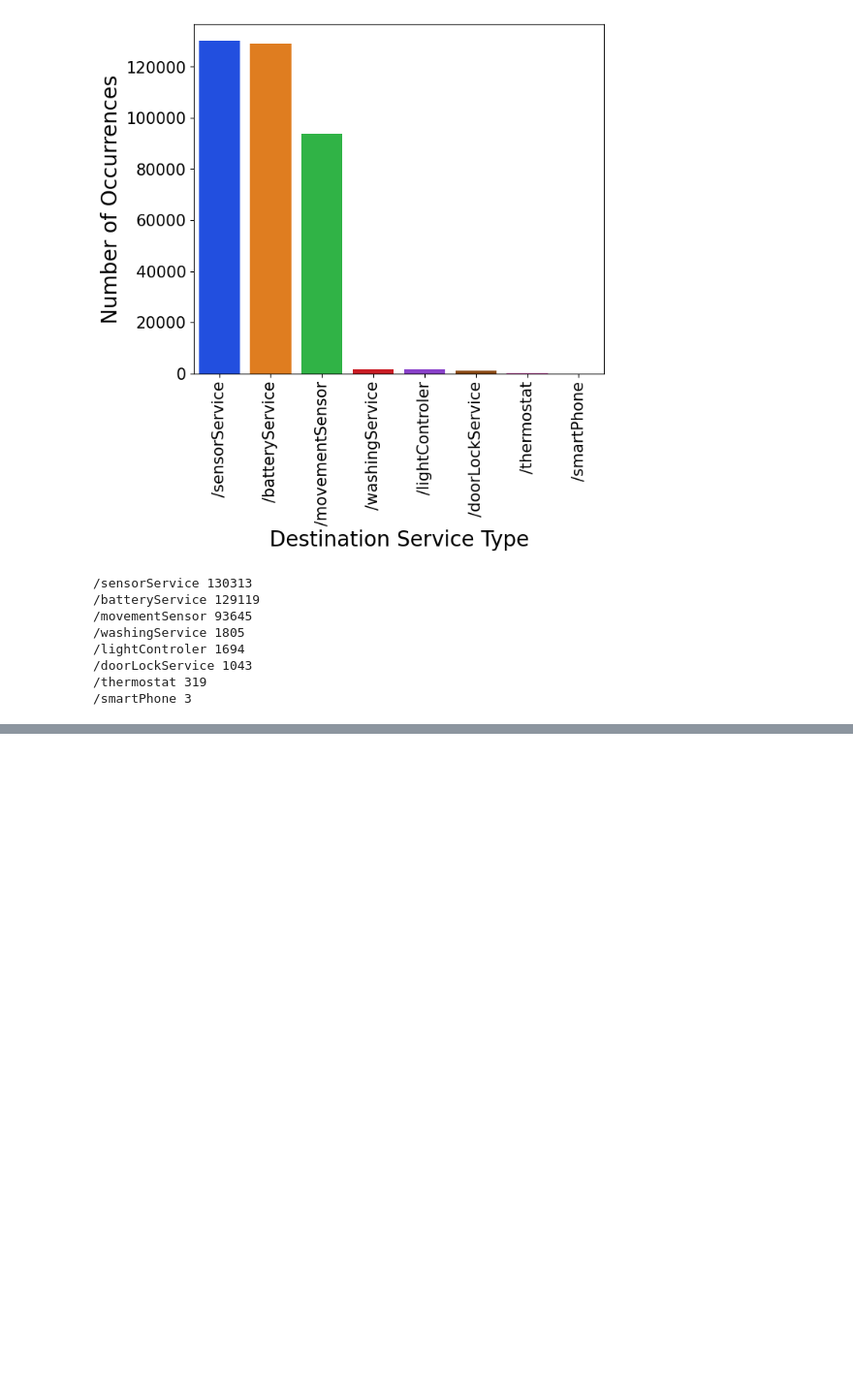
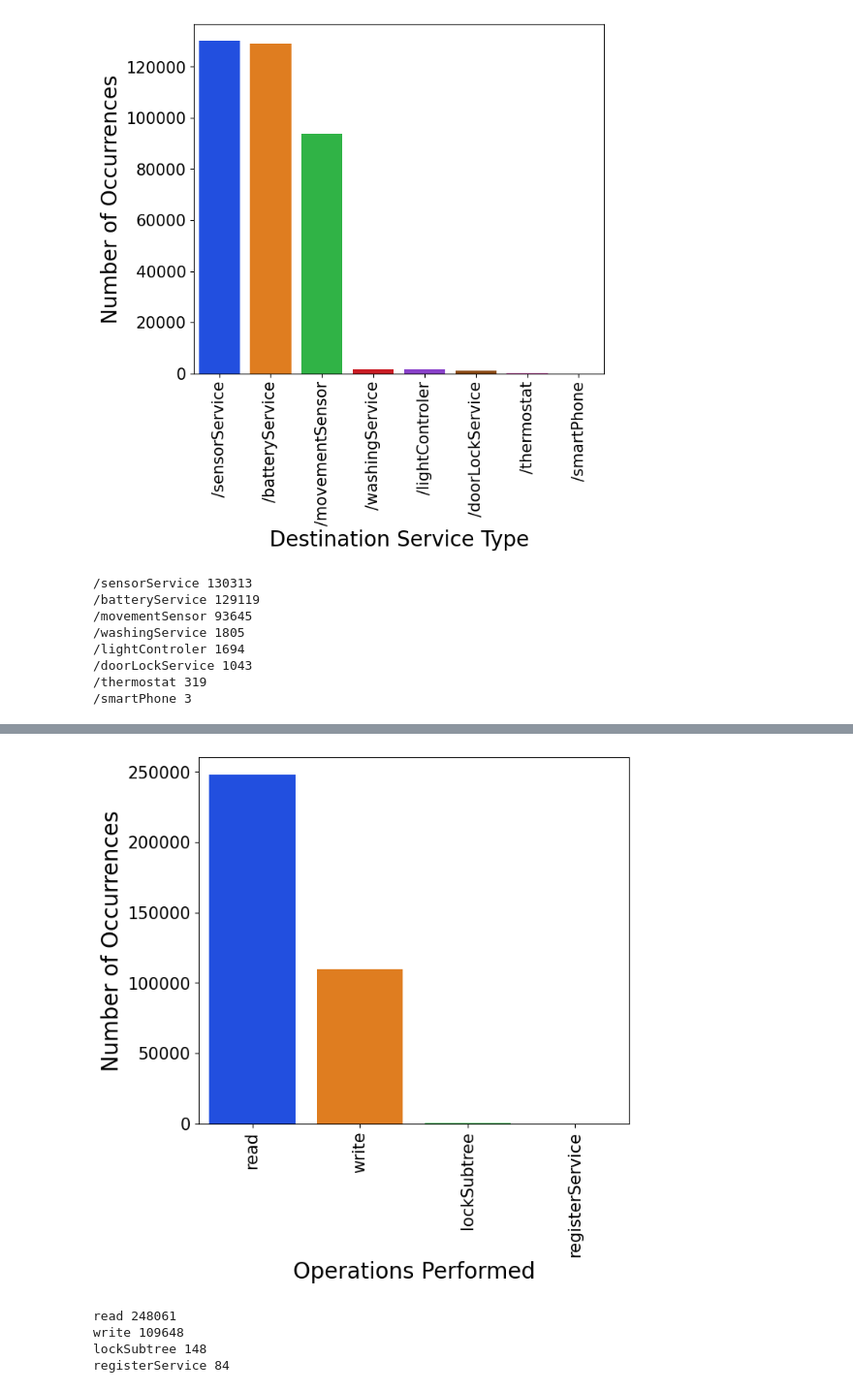
Before and after one commit to Gsuyash20/AnomalyDetect, a Jupyter notebook: Untitled.ipynb, the cells around one changed output, grey strips where cells are left out. Shown at 97% size. Cells and saved outputs as stored; diff of their text form; code cells hidden in the pictures; blank space fills up the shorter version.

```diff
--- a/Untitled.ipynb
+++ b/Untitled.ipynb
@@ -312,0 +342,20 @@ for i,j in zip(dest_type_count.index,dest_type_count.values):
+# %%
+operation_count = data.operation.value_counts()
+plt.figure(figsize=(7,6))
+ax=plt.subplot(111)
+sns.barplot(x=operation_count.index, y=operation_count.values, palette='bright',hue=operation_count.index, legend=False)
+plt.ylabel('Number of Occurrences', fontsize=20)
+plt.xlabel('Operations Performed', fontsize=20)
+plt.xticks(rotation=90,fontsize=15)
+plt.yticks(fontsize=15)
+plt.show()
+# %% [output]
+[figure, added]
+# %%
+for i,j in zip(operation_count.index,operation_count.values):
+    print(i,j)
+# %% [output]
+read 248061
+write 109648
+lockSubtree 148
+registerService 84
```
Also changed, not shown: parts of 7 cells of this notebook.
